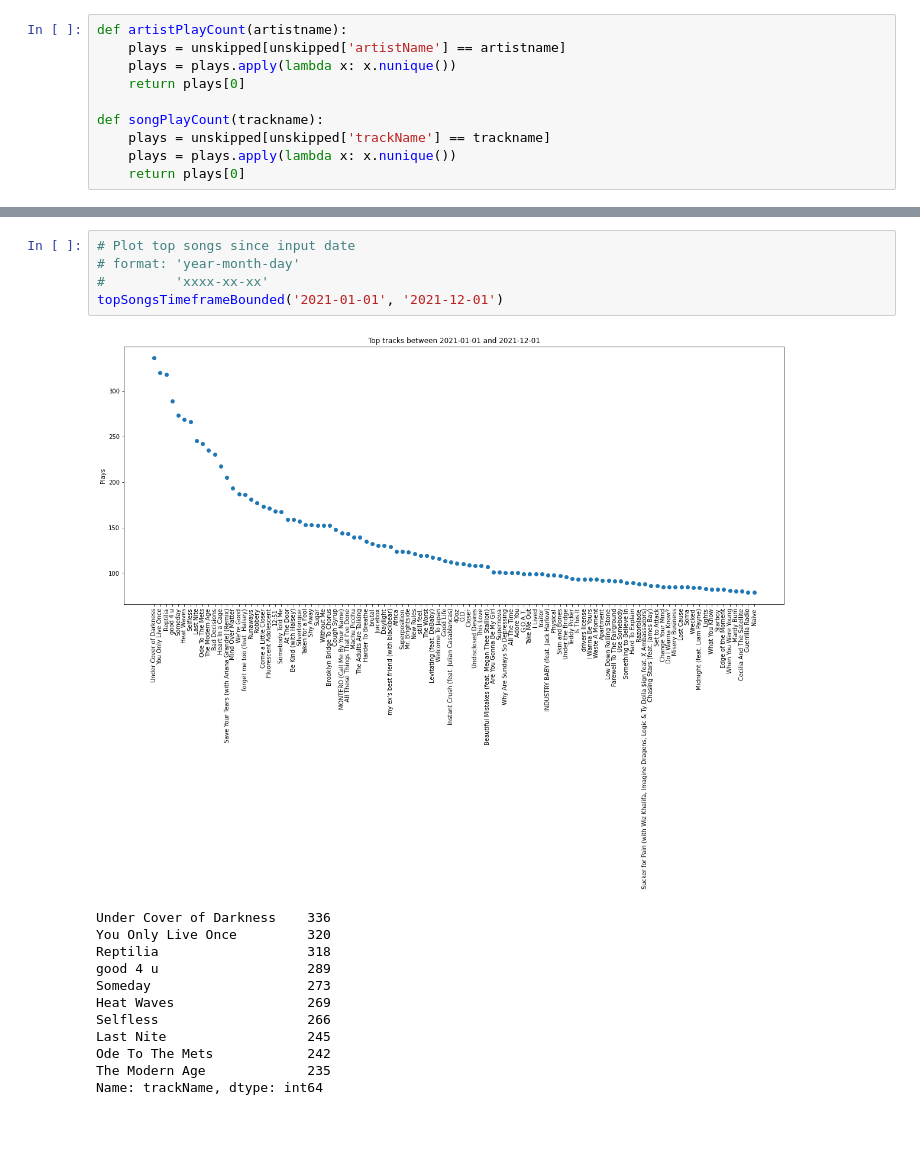
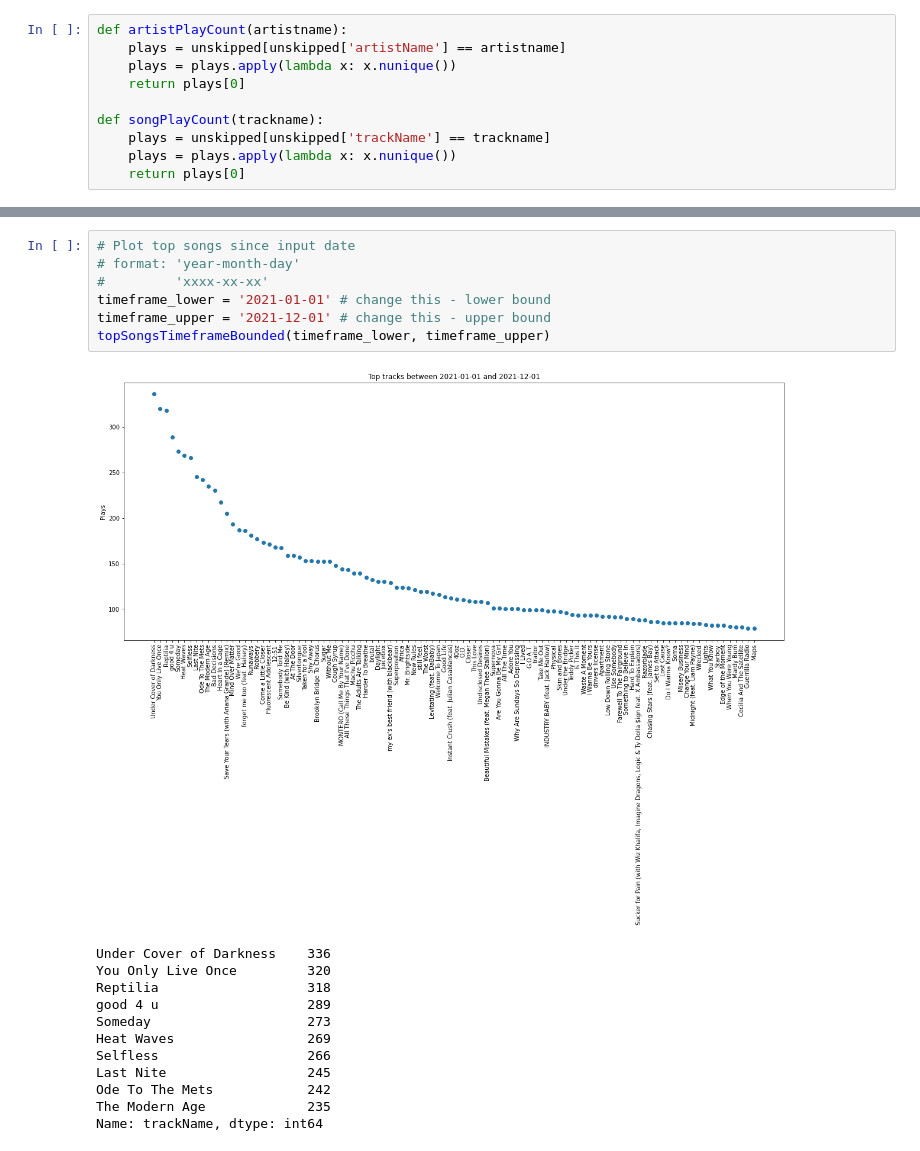
Before and after one commit to TheSupremeToast/Spotify-Analysis, a Jupyter notebook: Spotify-Analysis.ipynb, the cells around one changed output, grey strips where cells are left out. Cells and saved outputs as stored; diff of their text form.

```diff
--- a/Spotify-Analysis.ipynb
+++ b/Spotify-Analysis.ipynb
@@ -222,10 +247,12 @@ Name: trackName, dtype: int64
 # %%
 # Plot top songs since input date
 # format: 'year-month-day'
 #         'xxxx-xx-xx'
-topSongsTimeframeBounded('2021-01-01', '2021-12-01')
+timeframe_lower = '2021-01-01' # change this - lower bound
+timeframe_upper = '2021-12-01' # change this - upper bound
+topSongsTimeframeBounded(timeframe_lower, timeframe_upper)
 # %% [output]
-[figure, old version]
+[figure, new version]
 Under Cover of Darkness    336
 You Only Live Once         320
 Reptilia                   318
```
Also changed, not shown: parts of 21 cells of this notebook.
